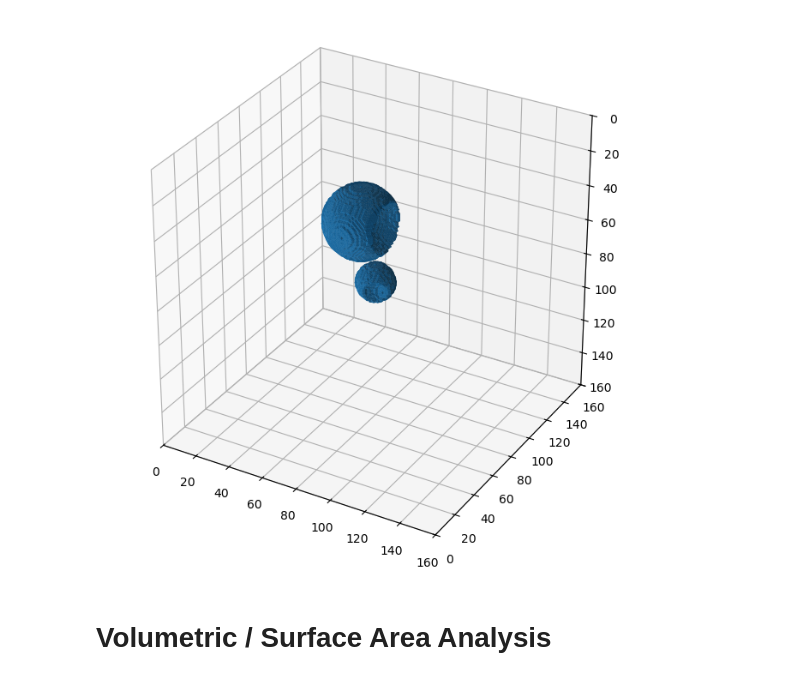
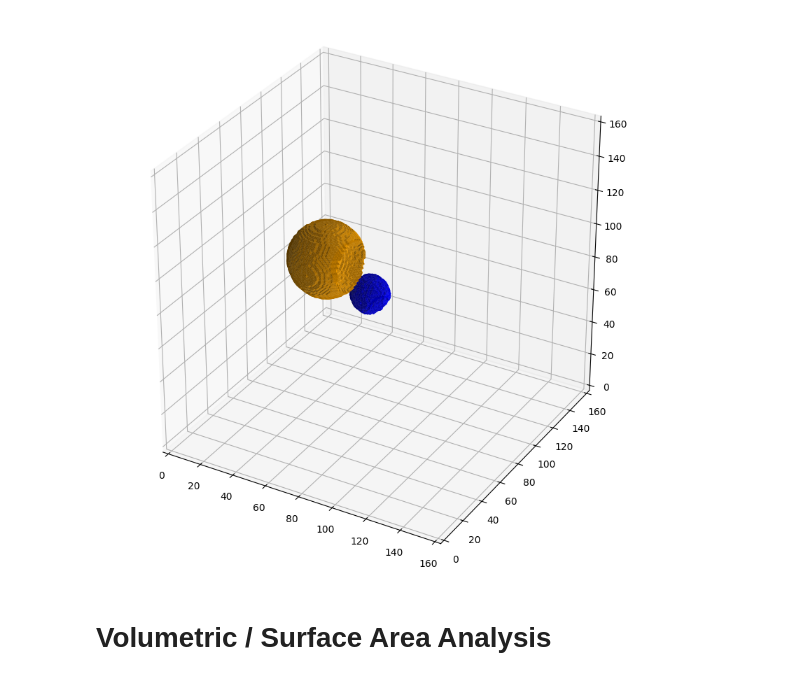
Before and after one commit to lochungtin/UVSMetrics, a Jupyter notebook: example_simple.ipynb, the cells around one changed output. Saved outputs shown, nothing was run; the diff lists cells and outputs as text; code cells hidden in the pictures.

```diff
--- a/example_simple.ipynb
+++ b/example_simple.ipynb
@@ -9,43 +11,67 @@ from scipy.stats import cumfreq
 # %%
-def show3D(matrix, size=(8, 8)):
-    fig = plt.figure()
-    ax = fig.add_subplot(projection="3d")
-    verts, faces, _, _ = measure.marching_cubes(matrix.astype(np.uint8), level=0)
-    plt.close("all")
+def show3D(matrix, size=(8, 8), downsample=1):
+    matrix = matrix[::downsample, ::downsample, ::downsample]
+
+    labels = np.unique(matrix)
+    labels = labels[labels != 0]
+
     fig = plt.figure(figsize=size)
     ax = fig.add_subplot(projection="3d")
-    ax.plot_trisurf(verts[:, 0], verts[:, 2], faces, verts[:, 1])
+
+    for i, label in enumerate(labels):
+        mask = (matrix == label).astype(np.uint8)
+
+        if np.sum(mask) == 0:
+            continue
+
+        verts, faces, _, _ = measure.marching_cubes(mask, level=0)
+
+        ax.plot_trisurf(
+            verts[:, 0],
+            verts[:, 1],
+            faces,
+            verts[:, 2],
+            color=["blue", "orange"][i],
+            linewidth=0,
+            antialiased=True,
+            alpha=0.9,
+        )
 
     zdim, ydim, xdim = matrix.shape
     ax.set_xlim(0, zdim)
     ax.set_ylim(0, ydim)
     ax.set_zlim(0, xdim)
-    ax.invert_zaxis()
     ax.set_box_aspect(matrix.shape)
+    # ax.invert_yaxis()
 
+    plt.tight_layout()
     plt.show()
 # %%
 DIM = 160
 
 
 def create_concave_sphere(radius, center, dentOffset, dentRadius, size=DIM):
     center = np.array(center)
     dentCenter = center + np.array(dentOffset)
 
     x, y, z = np.ogrid[:size, :size, :size]
 
     dist = (x - center[0]) ** 2 + (y - center[1]) ** 2 + (z - center[2]) ** 2
     dent = (x - dentCenter[0]) ** 2 + (y - dentCenter[1]) ** 2 + (z - dentCenter[2]) ** 2
 
     return (dist <= radius**2) & ~(dent <= dentRadius**2)
 
 
-m0 = create_concave_sphere(10, (80, 80, 80), (6, 3, -10), 8)
+m0 = create_concave_sphere(10, (80, 70, 80), (6, 3, -10), 8)
 m1 = create_concave_sphere(20, (60, 60, 100), (20, 0, 0), 15)
 
-show3D(m0 | m1)
+display = np.zeros((DIM, DIM, DIM))
+display += (m1.astype(int) * 2)
+display += (m0.astype(int))
+
+show3D(display)
 # %% [output]
-[figure, old version]
+[figure, new version]
 # %% [markdown]
 # Volumetric / Surface Area Analysis
 # %%
```
Also changed, not shown: parts of 5 cells of this notebook, 2 other files.
